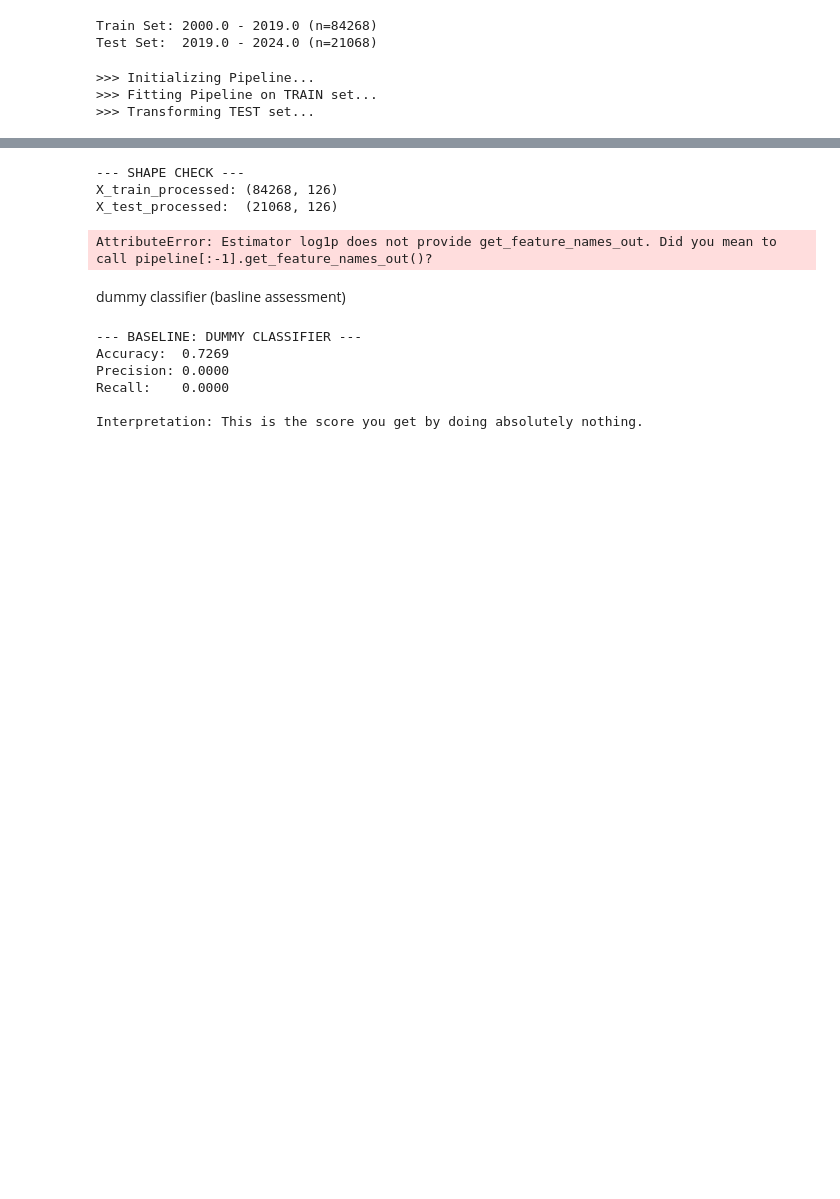
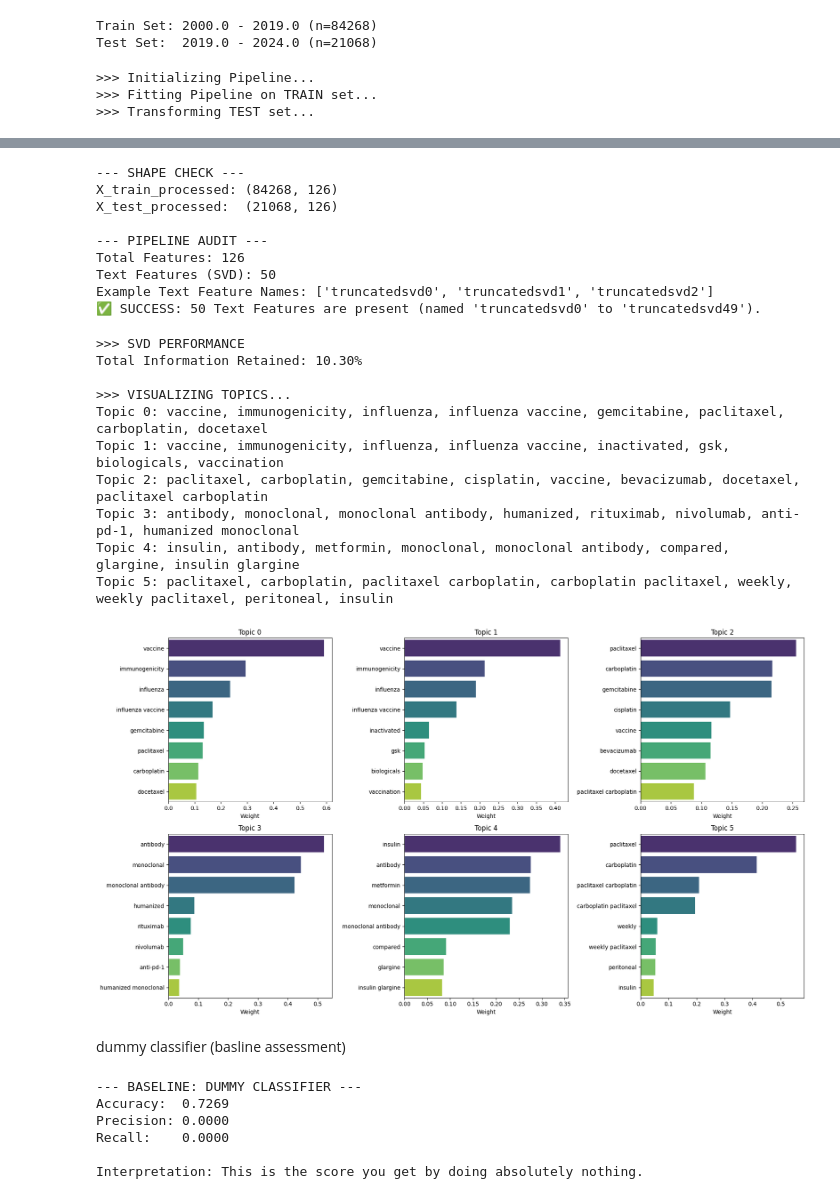
Before and after one commit to delaunan/clintrialpredict, a Jupyter notebook: notebooks/nicolas/baseline_model_txt.ipynb, the cells around one changed output, grey strips where cells are left out. Cells and saved outputs as stored; diff of their text form; code cells hidden in the pictures; blank space fills up the shorter version.

```diff
--- a/notebooks/nicolas/baseline_model_txt.ipynb
+++ b/notebooks/nicolas/baseline_model_txt.ipynb
@@ -116,6 +154,6 @@ X_test_processed = pipeline.transform(X_test)
 # %%
 # =============================================================================
-# 3. VERIFICATION
+# 3. VERIFICATION (CORRECTED)
 # =============================================================================
 print(f"\n--- SHAPE CHECK ---")
 print(f"X_train_processed: {X_train_processed.shape}")
@@ -126,20 +164,84 @@ assert X_train_processed.shape[1] == X_test_processed.shape[1], "Mismatch in col
 
 # Check for Text Features in the learned pipeline
 feature_names = pipeline.get_feature_names_out()
-text_feats = [f for f in feature_names if 'txt_tags' in f]
+
+# FIX: Look for 'truncatedsvd' which is the default name output by SVD
+text_feats = [f for f in feature_names if 'truncatedsvd' in f]
+
 print(f"\n--- PIPELINE AUDIT ---")
 print(f"Total Features: {len(feature_names)}")
 print(f"Text Features (SVD): {len(text_feats)}")
+print(f"Example Text Feature Names: {text_feats[:3]}")
 
-if len(text_feats) > 0:
-    print("✅ Pipeline successfully integrated Text Features inside the Train/Test split.")
+if len(text_feats) == 50:
+    print("✅ SUCCESS: 50 Text Features are present (named 'truncatedsvd0' to 'truncatedsvd49').")
 else:
-    print("⚠️ WARNING: Text features missing.")
+    print(f"⚠️ WARNING: Found {len(text_feats)} text features (Expected 50).")
 # %% [output]
 --- SHAPE CHECK ---
 X_train_processed: (84268, 126)
 X_test_processed:  (21068, 126)
+
+--- PIPELINE AUDIT ---
+Total Features: 126
+Text Features (SVD): 50
+Example Text Feature Names: ['truncatedsvd0', 'truncatedsvd1', 'truncatedsvd2']
+✅ SUCCESS: 50 Text Features are present (named 'truncatedsvd0' to 'truncatedsvd49').
-AttributeError: Estimator log1p does not provide get_feature_names_out. Did you mean to call pipeline[:-1].get_feature_names_out()?
+# %%
+import pandas as pd
+import numpy as np
+import matplotlib.pyplot as plt
+import seaborn as sns
+
+# 1. Access the pipeline steps
+txt_pipe = pipeline.named_transformers_['txt_tags_svd']
+tfidf_step = txt_pipe.named_steps['tfidf']
+svd_step = txt_pipe.named_steps['svd']
+vocab = tfidf_step.get_feature_names_out()
+
+# 2. Calculate Variance
+total_var = svd_step.explained_variance_ratio_.sum() * 100
+print(f"\n>>> SVD PERFORMANCE")
+print(f"Total Information Retained: {total_var:.2f}%")
+
+# 3. Define Helper to get words
+def get_top_words(topic_idx, n_words=8):
+    component = svd_step.components_[topic_idx]
+    top_indices = np.argsort(component)[::-1][:n_words]
+    return [(vocab[i], component[i]) for i in top_indices]
+
+# 4. Plotting (Fixed to remove warnings)
+print("\n>>> VISUALIZING TOPICS...")
+fig, axes = plt.subplots(2, 3, figsize=(18, 10))
+axes = axes.flatten()
+
+for i in range(6):
+    words_weights = get_top_words(i)
+    words, weights = zip(*words_weights)
+
+    # FIX: Added hue=list(words) and legend=False to satisfy new Seaborn rules
+    sns.barplot(x=list(weights), y=list(words), hue=list(words), ax=axes[i], palette='viridis', legend=False)
+
+    axes[i].set_title(f"Topic {i}")
+    axes[i].set_xlabel("Weight")
+
+    # PRINT THE WORDS AS TEXT (So you can read them easily)
+    print(f"Topic {i}: {', '.join(words)}")
+
+plt.tight_layout()
+plt.show()
+# %% [output]
+>>> SVD PERFORMANCE
+Total Information Retained: 10.30%
+
+>>> VISUALIZING TOPICS...
+Topic 0: vaccine, immunogenicity, influenza, influenza vaccine, gemcitabine, paclitaxel, carboplatin, docetaxel
+Topic 1: vaccine, immunogenicity, influenza, influenza vaccine, inactivated, gsk, biologicals, vaccination
+Topic 2: paclitaxel, carboplatin, gemcitabine, cisplatin, vaccine, bevacizumab, docetaxel, paclitaxel carboplatin
+Topic 3: antibody, monoclonal, monoclonal antibody, humanized, rituximab, nivolumab, anti-pd-1, humanized monoclonal
+Topic 4: insulin, antibody, metformin, monoclonal, monoclonal antibody, compared, glargine, insulin glargine
+Topic 5: paclitaxel, carboplatin, paclitaxel carboplatin, carboplatin paclitaxel, weekly, weekly paclitaxel, peritoneal, insulin
+[figure, added]
 # %% [markdown]
 dummy classifier (basline assessment)
 # %%
```
Also changed, not shown: parts of 1 cell of this notebook, 4 other files.
